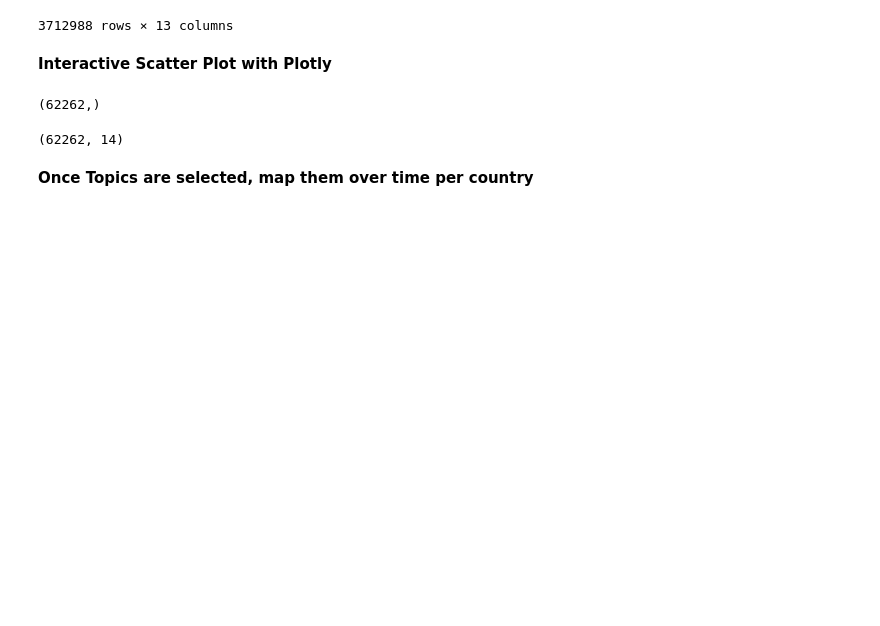
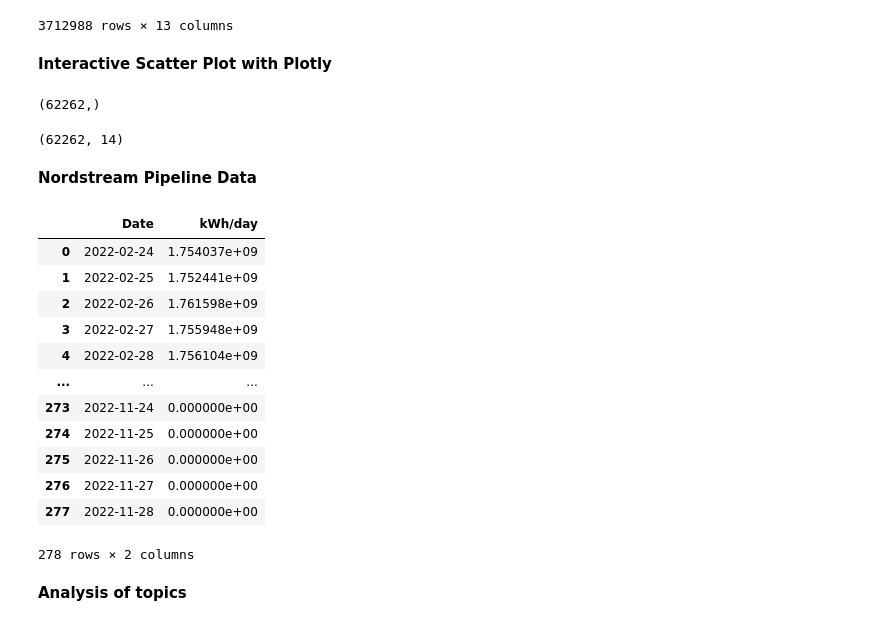
Before and after one commit to elyxlz/Ukraine-Twitter-Analysis, a Jupyter notebook: analysis.ipynb, the cells around one changed output. Saved outputs shown, nothing was run; the diff lists cells and outputs as text; code cells hidden in the pictures; blank space fills up the shorter version.

```diff
--- a/analysis.ipynb
+++ b/analysis.ipynb
@@ -675,2 +663,27 @@ Remove html codes from text
+# %% [markdown]
+**Nordstream Pipeline Data**
+# %%
+# setting up nordstream datafarame
+nordstream = pd.read_csv('Data/Nordstream/Nordstream daily.csv').iloc[54:]
+nordstream['Date'] = pd.to_datetime(nordstream['Date'], dayfirst=True)
+nordstream.rename(columns={"Nomination,kWh/day":"kWh/day"}, inplace=True)
+nordstream.reset_index(drop=True, inplace=True)
+fig = px.line(nordstream, x='Date', y="kWh/day")
+fig.write_html('./Plots/nordstream_lineplot.html')
+nordstream
+# %% [output]
+|  | Date | kWh/day |
+| 0 | 2022-02-24 | 1.754037e+09 |
+| 1 | 2022-02-25 | 1.752441e+09 |
+| 2 | 2022-02-26 | 1.761598e+09 |
+| 3 | 2022-02-27 | 1.755948e+09 |
+| 4 | 2022-02-28 | 1.756104e+09 |
+| ... | ... | ... |
+| 273 | 2022-11-24 | 0.000000e+00 |
+| 274 | 2022-11-25 | 0.000000e+00 |
+| 275 | 2022-11-26 | 0.000000e+00 |
+| 276 | 2022-11-27 | 0.000000e+00 |
+| 277 | 2022-11-28 | 0.000000e+00 |
+278 rows × 2 columns
 # %% [markdown]
-**Once Topics are selected, map them over time per country**
+**Analysis of topics**
```
Also changed, not shown: parts of 20 cells of this notebook, 5 other files.
